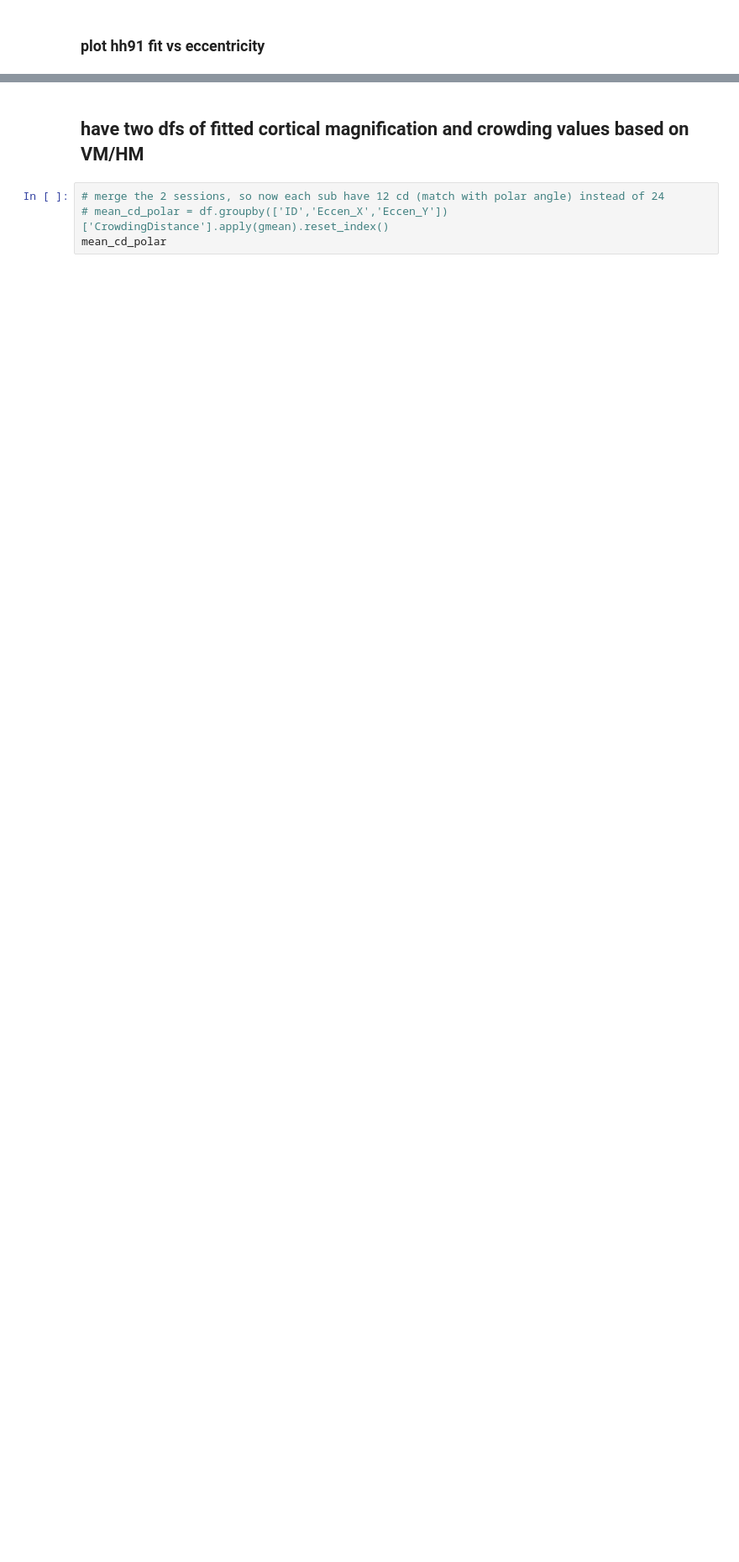
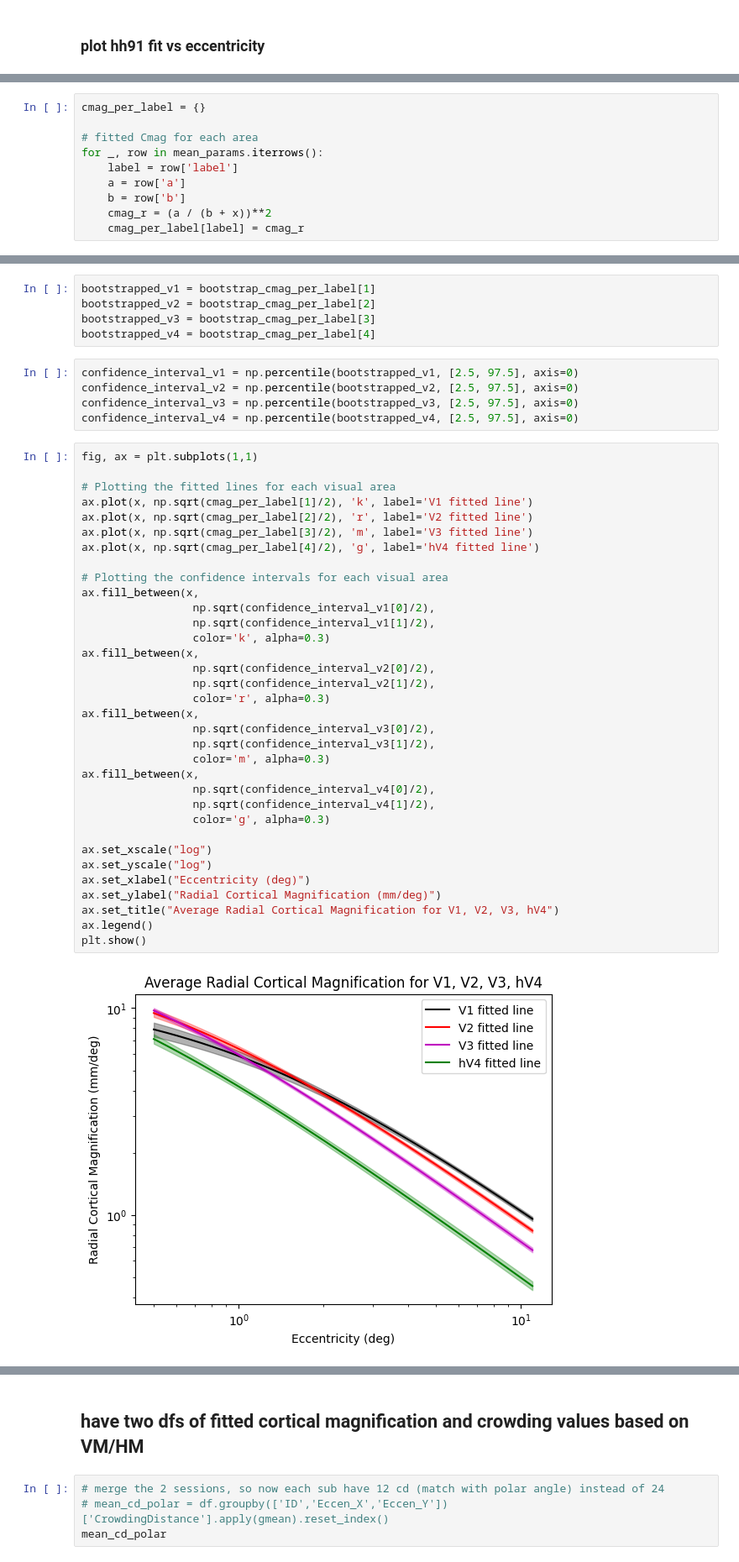
Before and after one commit to noahbenson/cortical-crowding, a Jupyter notebook: notebooks/dev.ipynb, the cells around one changed output, grey strips where cells are left out. Shown at 84% size. Saved outputs shown, nothing was run; the diff lists cells and outputs as text; blank space fills up the shorter version.

```diff
--- a/notebooks/dev.ipynb
+++ b/notebooks/dev.ipynb
@@ -275,0 +390,10 @@ for (lbl,clr) in zip([1,2,3,4], ['r','g','b','k']):
+# %%
+cmag_per_label = {}
+
+# fitted Cmag for each area
+for _, row in mean_params.iterrows():
+    label = row['label']
+    a = row['a']
+    b = row['b']
+    cmag_r = (a / (b + x))**2
+    cmag_per_label[label] = cmag_r
@@ -275,0 +428,46 @@ for (lbl,clr) in zip([1,2,3,4], ['r','g','b','k']):
+# %%
+bootstrapped_v1 = bootstrap_cmag_per_label[1]
+bootstrapped_v2 = bootstrap_cmag_per_label[2]
+bootstrapped_v3 = bootstrap_cmag_per_label[3]
+bootstrapped_v4 = bootstrap_cmag_per_label[4]
+# %%
+confidence_interval_v1 = np.percentile(bootstrapped_v1, [2.5, 97.5], axis=0)
+confidence_interval_v2 = np.percentile(bootstrapped_v2, [2.5, 97.5], axis=0)
+confidence_interval_v3 = np.percentile(bootstrapped_v3, [2.5, 97.5], axis=0)
+confidence_interval_v4 = np.percentile(bootstrapped_v4, [2.5, 97.5], axis=0)
+# %%
+fig, ax = plt.subplots(1,1)
+
+# Plotting the fitted lines for each visual area
+ax.plot(x, np.sqrt(cmag_per_label[1]/2), 'k', label='V1 fitted line')
+ax.plot(x, np.sqrt(cmag_per_label[2]/2), 'r', label='V2 fitted line')
+ax.plot(x, np.sqrt(cmag_per_label[3]/2), 'm', label='V3 fitted line')
+ax.plot(x, np.sqrt(cmag_per_label[4]/2), 'g', label='hV4 fitted line')
+
+# Plotting the confidence intervals for each visual area
+ax.fill_between(x,
+                 np.sqrt(confidence_interval_v1[0]/2),
+                 np.sqrt(confidence_interval_v1[1]/2),
+                 color='k', alpha=0.3)
+ax.fill_between(x,
+                 np.sqrt(confidence_interval_v2[0]/2),
+                 np.sqrt(confidence_interval_v2[1]/2),
+                 color='r', alpha=0.3)
+ax.fill_between(x,
+                 np.sqrt(confidence_interval_v3[0]/2),
+                 np.sqrt(confidence_interval_v3[1]/2),
+                 color='m', alpha=0.3)
+ax.fill_between(x,
+                 np.sqrt(confidence_interval_v4[0]/2),
+                 np.sqrt(confidence_interval_v4[1]/2),
+                 color='g', alpha=0.3)
+
+ax.set_xscale("log")
+ax.set_yscale("log")
+ax.set_xlabel("Eccentricity (deg)")
+ax.set_ylabel("Radial Cortical Magnification (mm/deg)")
+ax.set_title("Average Radial Cortical Magnification for V1, V2, V3, hV4")
+ax.legend()
+plt.show()
+# %% [output]
+[figure, added]
```
Also changed, not shown: parts of 38 cells of this notebook.
